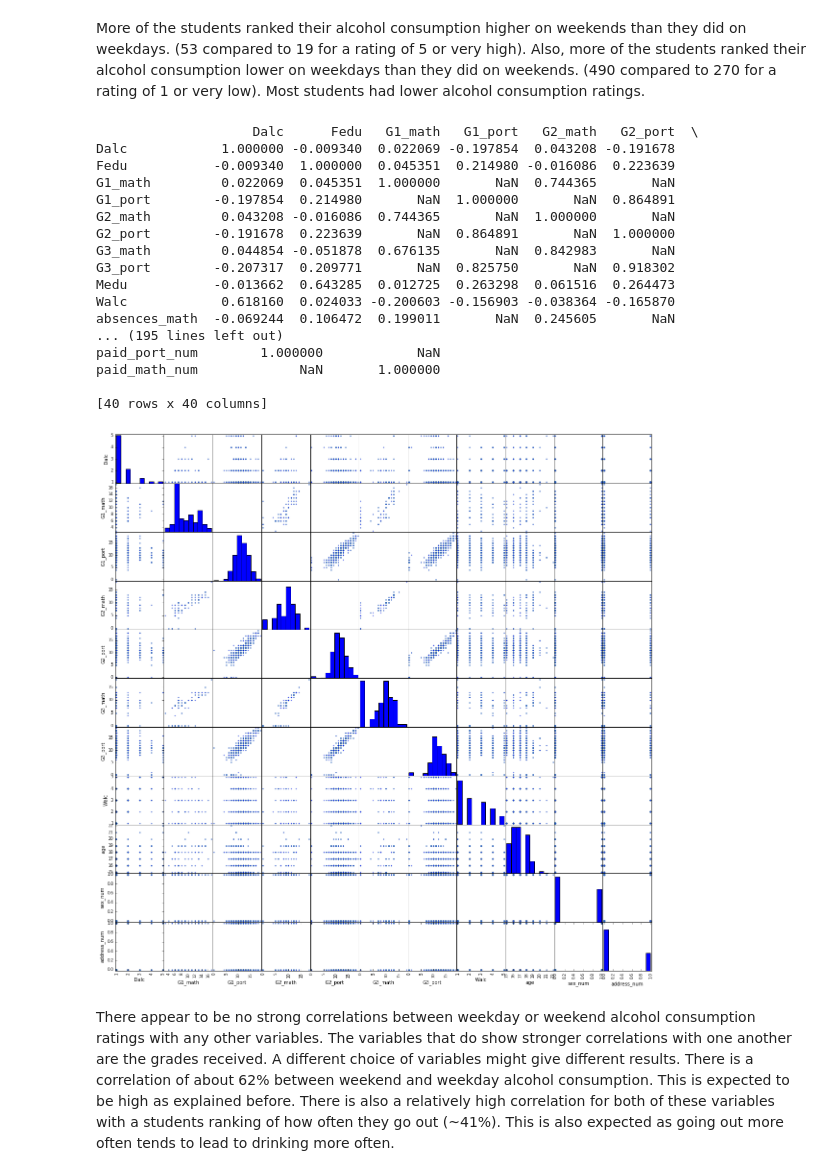
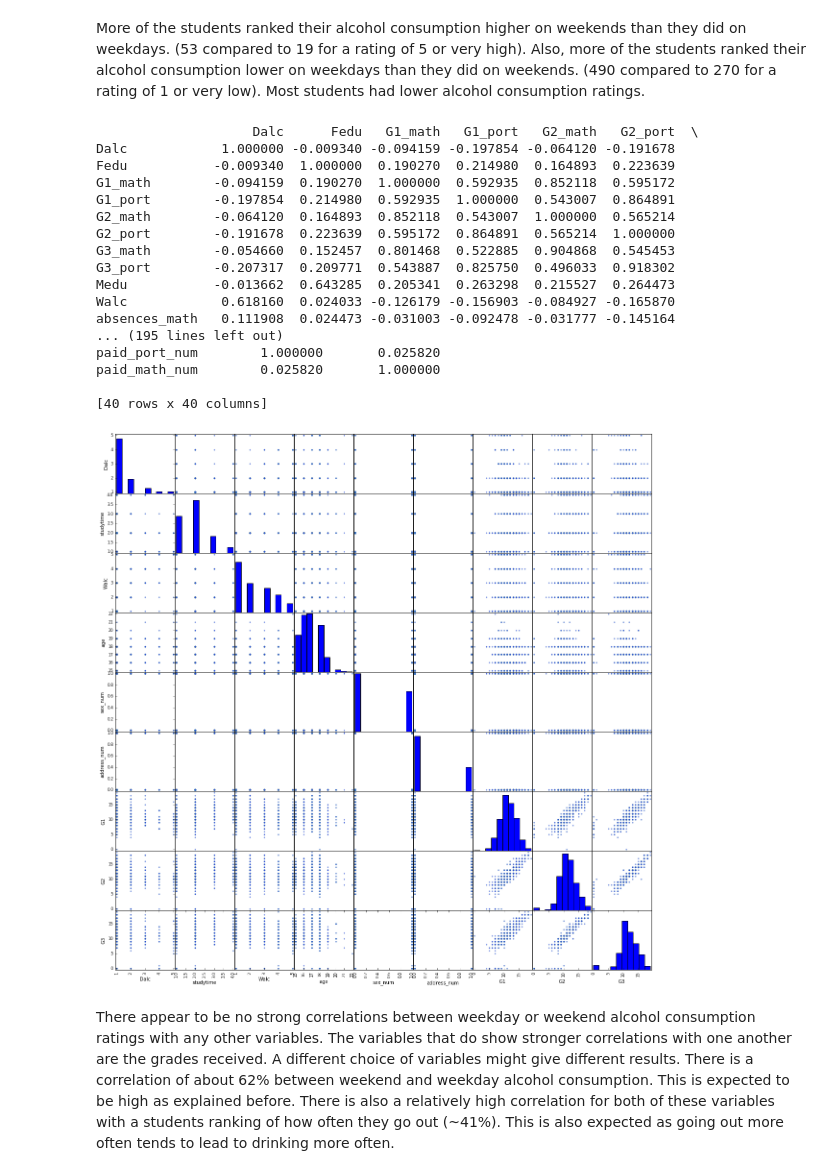
Before and after one commit to fagan2888/DataSci_Final_Project, a Jupyter notebook: Exploratory/PreliminaryExploration.ipynb, the cells around one changed output. Cells and saved outputs as stored; diff of their text form; code cells hidden in the pictures.

```diff
--- a/Exploratory/PreliminaryExploration.ipynb
+++ b/Exploratory/PreliminaryExploration.ipynb
@@ -13,8 +14,9 @@ Can change to CleanDatav2merge.csv. I wasn't sure on which one to use from just
 # %% [markdown]
 ## Import cleaned dataset and observe basic statistics
 # %%
-#Import cleaned data set, print shape and data types and basic stats
-Cleaned_data = pd.read_csv("CleanDatav2.csv")
+#Import merged, cleaned data set, print shape and data types and basic stats
+#data set comes from Data_Cleanup_v2 in Data Cleanup
+Cleaned_data = pd.read_csv("CleanDatav2merge.csv")
 print(Cleaned_data.shape)
 print(Cleaned_data.dtypes, '\n')
 Cleaned_data.describe()
@@ -130,33 +139,38 @@ Name: Dalc, dtype: int64
 [figure]
 # %% [markdown]
 More of the students ranked their alcohol consumption higher on weekends than they did on weekdays. (53 compared to 19 for a rating of 5 or very high). Also, more of the students ranked their alcohol consumption lower on weekdays than they did on weekends. (490 compared to 270 for a rating of 1 or very low). Most students had lower alcohol consumption ratings.
+# %%
+print(Cleaned_data.corr())
+# %% [output]
+                    Dalc      Fedu   G1_math   G1_port   G2_math   G2_port  \
+Dalc            1.000000 -0.009340 -0.094159 -0.197854 -0.064120 -0.191678
+Fedu           -0.009340  1.000000  0.190270  0.214980  0.164893  0.223639
+G1_math        -0.094159  0.190270  1.000000  0.592935  0.852118  0.595172
+G1_port        -0.197854  0.214980  0.592935  1.000000  0.543007  0.864891
+G2_math        -0.064120  0.164893  0.852118  0.543007  1.000000  0.565214
+G2_port        -0.191678  0.223639  0.595172  0.864891  0.565214  1.000000
+G3_math        -0.054660  0.152457  0.801468  0.522885  0.904868  0.545453
+G3_port        -0.207317  0.209771  0.543887  0.825750  0.496033  0.918302
+Medu           -0.013662  0.643285  0.205341  0.263298  0.215527  0.264473
+Walc            0.618160  0.024033 -0.126179 -0.156903 -0.084927 -0.165870
+absences_math   0.111908  0.024473 -0.031003 -0.092478 -0.031777 -0.145164
+... (195 lines left out)
+paid_port_num        1.000000       0.025820
+paid_math_num        0.025820       1.000000
+
+[40 rows x 40 columns]
 # %%
 #looking for correlations
-scatter_columns = ['Dalc', 'G1_math', 'G1_port', 'G2_math','G2_port', 'G3_math',
-                  'G3_port', 'Walc','age', 'sex_num','address_num']
-print(Cleaned_data.corr())
+# scatter_columns = ['Dalc', 'G1_math', 'G1_port', 'G2_math','G2_port', 'G3_math',
+#                   'G3_port', 'Walc','age', 'sex_num','address_num']
+
+scatter_columns = ['Dalc', 'studytime', 'Walc','age', 'sex_num','address_num','G1','G2','G3']
+
 pd.scatter_matrix(
     Cleaned_data[scatter_columns],
     figsize=(20, 20), diagonal='hist', color="#4682B4");
 # %% [output]
-                    Dalc      Fedu   G1_math   G1_port   G2_math   G2_port  \
-Dalc            1.000000 -0.009340  0.022069 -0.197854  0.043208 -0.191678
-Fedu           -0.009340  1.000000  0.045351  0.214980 -0.016086  0.223639
-G1_math         0.022069  0.045351  1.000000       NaN  0.744365       NaN
-G1_port        -0.197854  0.214980       NaN  1.000000       NaN  0.864891
-G2_math         0.043208 -0.016086  0.744365       NaN  1.000000       NaN
-G2_port        -0.191678  0.223639       NaN  0.864891       NaN  1.000000
-G3_math         0.044854 -0.051878  0.676135       NaN  0.842983       NaN
-G3_port        -0.207317  0.209771       NaN  0.825750       NaN  0.918302
-Medu           -0.013662  0.643285  0.012725  0.263298  0.061516  0.264473
-Walc            0.618160  0.024033 -0.200603 -0.156903 -0.038364 -0.165870
-absences_math  -0.069244  0.106472  0.199011       NaN  0.245605       NaN
-... (195 lines left out)
-paid_port_num        1.000000            NaN
-paid_math_num             NaN       1.000000
-
-[40 rows x 40 columns]
-[figure, old version]
+[figure, new version]
 # %% [markdown]
 There appear to be no strong correlations between weekday or weekend alcohol consumption ratings with any other variables. The variables that do show stronger correlations with one another are the grades received. A different choice of variables might give different results. There is a correlation of about 62% between weekend and weekday alcohol consumption. This is expected to be high as explained before. There is also a relatively high correlation for both of these variables with a students ranking of how often they go out (~41%). This is also expected as going out more often tends to lead to drinking more often.
 # %% [markdown]
```
Also changed, not shown: parts of 13 cells of this notebook, 2 other files.
